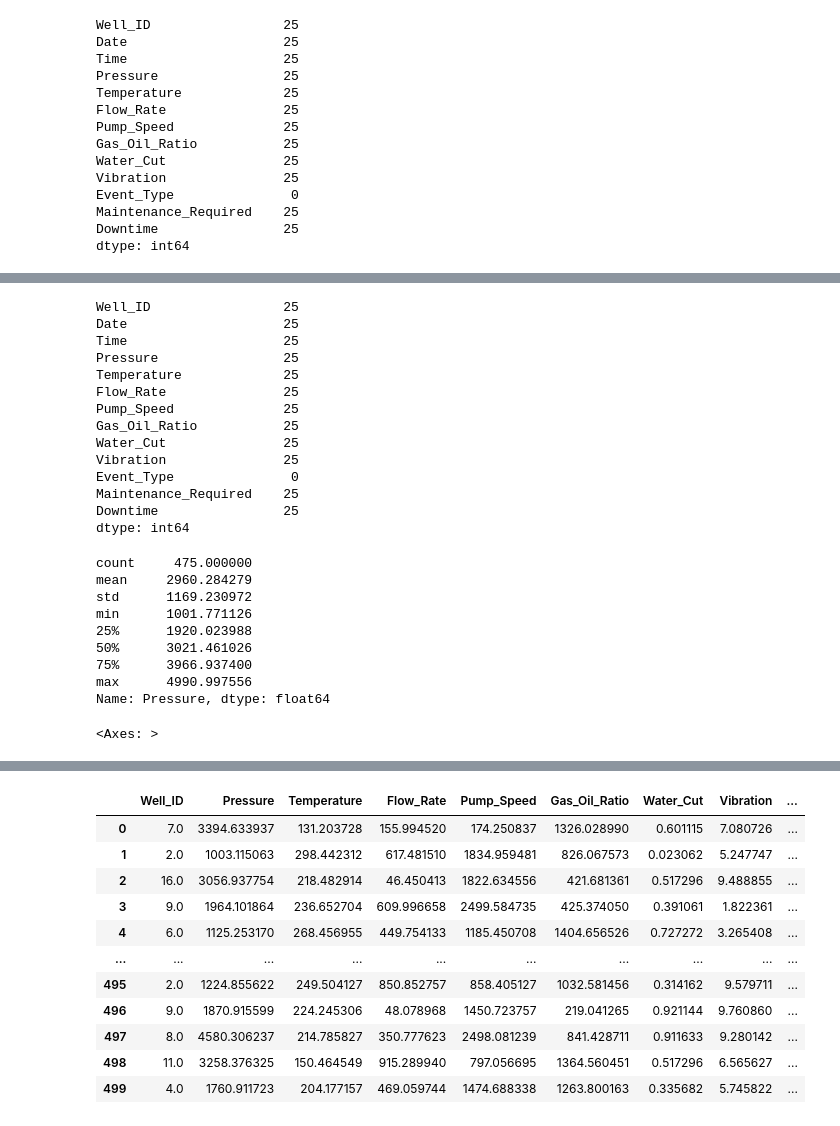
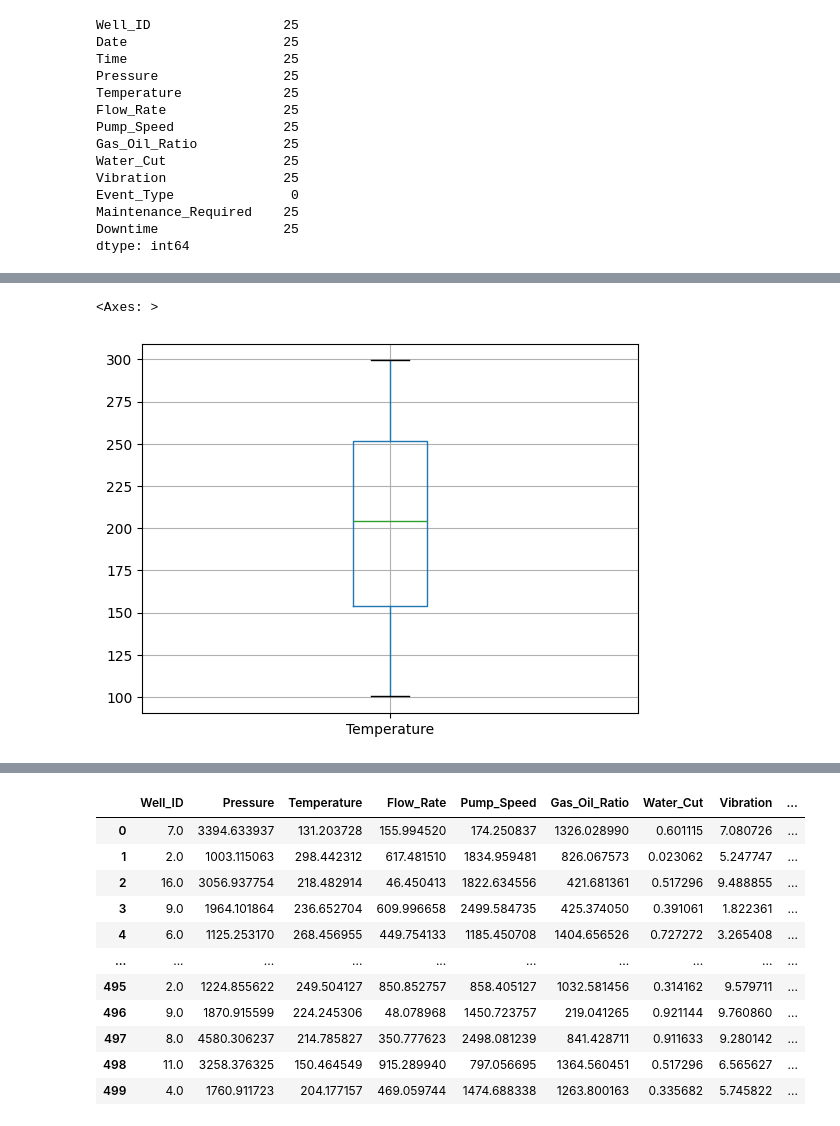
Before and after one commit to Linarendon/ml-bootcamp-labs, a Jupyter notebook: notebooks/laboratorio-s06.ipynb, the cells around one changed output, grey strips where cells are left out. Cells and saved outputs as stored; diff of their text form; code cells hidden in the pictures.

```diff
--- a/notebooks/laboratorio-s06.ipynb
+++ b/notebooks/laboratorio-s06.ipynb
@@ -134,2 +155,0 @@ dtype: int64
-# %%
-df= df.drop(columns=["Event_Type_n"])
@@ -154,37 +168,5 @@ df
-# %%
-# Cambiar los valores nulos o faltantes para lo que es necesario completar
-
-df.isnull().sum()
-# %% [output]
-Well_ID                 25
-Date                    25
-Time                    25
-Pressure                25
-Temperature             25
-Flow_Rate               25
-Pump_Speed              25
-Gas_Oil_Ratio           25
-Water_Cut               25
-Vibration               25
-Event_Type               0
-Maintenance_Required    25
-Downtime                25
-dtype: int64
-# %%
-# Los valores deben ser a corde del atributo que se esta midiendo
-
-df.Pressure.describe()
-# %% [output]
-count     475.000000
-mean     2960.284279
-std      1169.230972
-min      1001.771126
-25%      1920.023988
-50%      3021.461026
-75%      3966.937400
-max      4990.997556
-Name: Pressure, dtype: float64
 # %%
-df.Pressure.to_frame().boxplot()
+df.Temperature.to_frame().boxplot()
 # %% [output]
 <Axes: >
+[figure, added]
```
Also changed, not shown: parts of 32 cells of this notebook.
